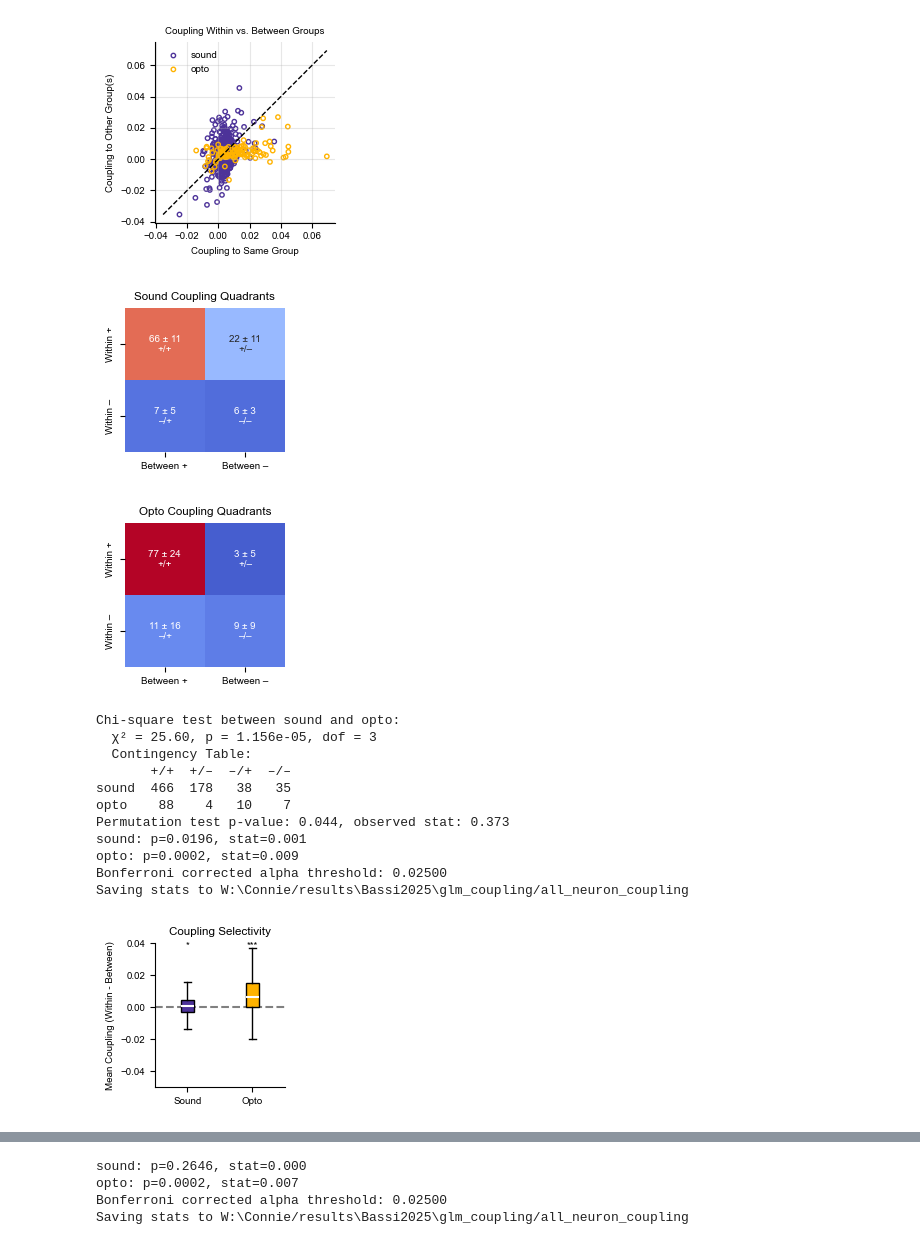
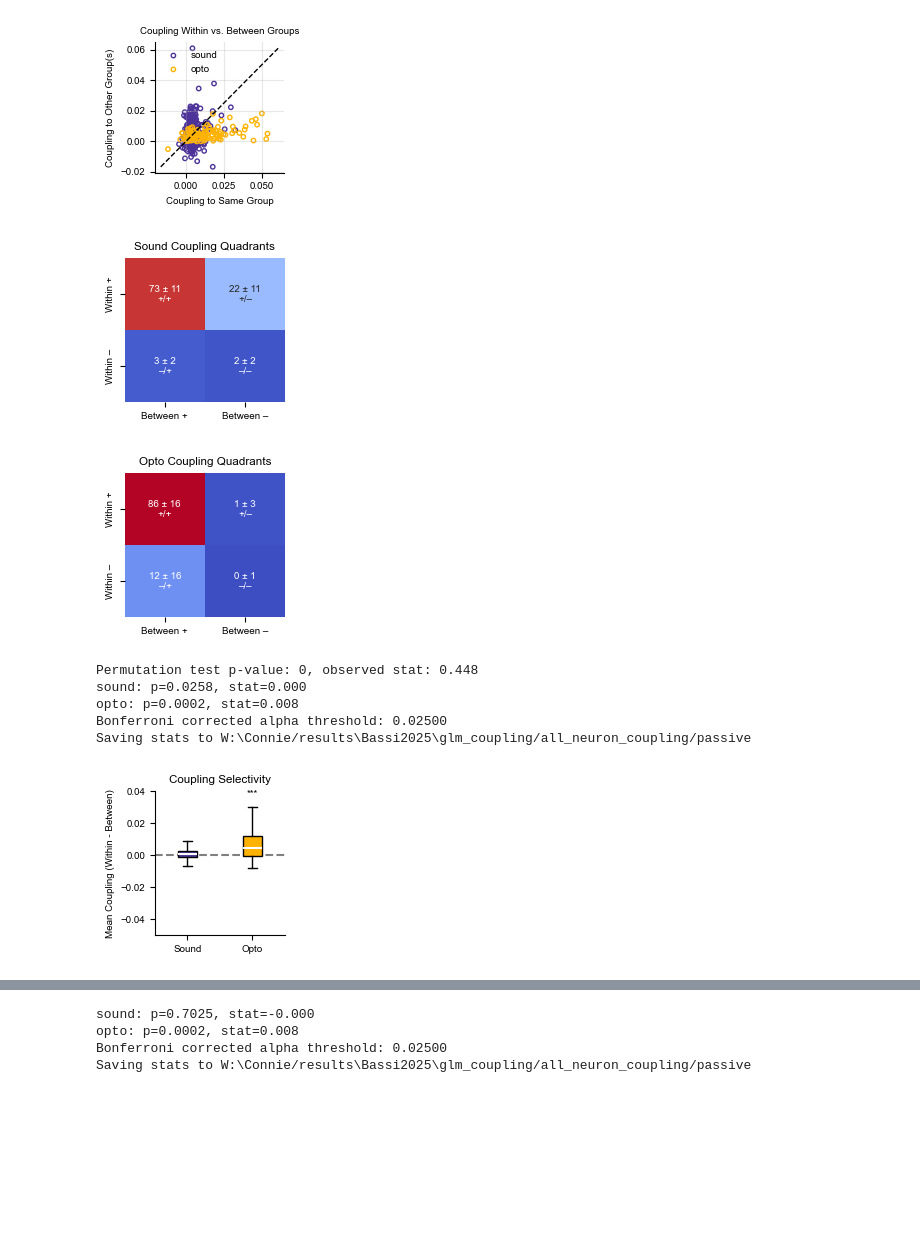
Before and after one commit to constanzabassi/GLM-analysis, a Jupyter notebook: notebooks/run_glm_encoding_analysis_all_neurons_coupling.ipynb, the cells around one changed output, grey strips where cells are left out. Drawn from its saved outputs; the diff is of its cells as text; code cells hidden in the pictures; blank space fills up the shorter version.

```diff
--- a/notebooks/run_glm_encoding_analysis_all_neurons_coupling.ipynb
+++ b/notebooks/run_glm_encoding_analysis_all_neurons_coupling.ipynb
@@ -17,7 +17,7 @@ from utils.general_stats import GeneralStats
 # %%
 data_handler = datafun(data=None)  # Pass any initial data if needed
 
-info_dir = 'V:/Connie/results/opto_2024/context/mod'
+info_dir = 'W:\Connie/results\Bassi2025\data'
 datasets, mouse_dates_keys = data_handler.load_info(info_dir)
 
 #remove datasets for now while some are still running - finished: 0,1,2,3,4,5,6,7,11,14
@@ -31,8 +31,8 @@ mouse_dates_keys = [key for i, key in enumerate(mouse_dates_keys) if i not in re
 
 model_type = 'GLM_3nmf_pre'
 results_pre = data_handler.process_multiple_datasets(datasets, model_type, results_type='results_updated',models_to_load=[5]) #1-4 to load 10
-# model_type = 'GLM_3nmf_passive'
-# results_pass = data_handler.process_multiple_datasets(datasets, model_type, results_type='results_updated',models_to_load=[5])
+model_type = 'GLM_3nmf_passive'
+results_pass = data_handler.process_multiple_datasets(datasets, model_type, results_type='results_updated',models_to_load=[5])
 
 dir = os.path.join('W:\Connie/results\Bassi2025\data')
 #load significant sound/opto neurons
@@ -60,5 +58,7 @@ del results_pre['HA2-1L_2023-04-28']
 # %%
-save_results = f'W:\Connie/results\Bassi2025\glm_coupling/all_neuron_coupling' #f'V:/Connie/results/glm/2025/updated'
+all_results = results_pass
+mode = 'mean'  #'mean' 'median'
+save_results = f'W:\Connie/results\Bassi2025\glm_coupling/all_neuron_coupling/passive/' #f'V:/Connie/results/glm/2025/updated'
 os.makedirs(save_results, exist_ok=True)
 
 #initialize classes
@@ -66,68 +66,58 @@ plotter = plotterfun(data = None, save_results= save_results)
 stats = GeneralStats()  # instantiate it
 analysis_manager = analysisfun(data = None, plotter=plotter)
 
-all_results = results_pre
-mode = 'mean'  #'mean' 'median'
-
 coupling_df = analysis_manager.wrapper_dataset_compute_within_between_coupling(all_results,significant_neurons, mode = mode, groups_to_plot = ['sound','opto'])
 
 plotter.plot_within_between_scatter(
     coupling_df,
     group_colors=plotter.group_colors,
     title='Coupling Within vs. Between Groups',
-    figsize=(2.5, 2.5),
-    save_path=None, #'pooled_opto_vs_sound_coupling.pdf'
+    figsize=(2.0, 2.0),
+    save_path=f'{save_results}scatter_opto_vs_sound_coupling_{mode}.pdf', #'pooled_opto_vs_sound_coupling.pdf'
     mode = mode
 )
 
 quad_stats = plotter.plot_quadrant_heatmap_across_datasets(
     combined_df=coupling_df,
     groups=['sound', 'opto'],
-    save_dir=None,#'W:/Connie/results/Bassi2025/glm_coupling/heatmaps'
+    save_dir=save_results,
     figsize=(2,2),
     decimal_places=0,
-    vmax = 77
+    vmax = 90
 )
 
 p_value, observed_stat, permuted_stats = stats.permutation_test_quadrants(quad_stats['sound']['raw_counts'], quad_stats['opto']['raw_counts'], n_permutations=1000, seed=42) #stats['sound']['mean'].reshape(2,2)
 print(f"Permutation test p-value: {p_value:.4g}, observed stat: {observed_stat:.3f}")
 
 summary = plotter.plot_group_coupling_differences(coupling_df, mode= mode, paired=True, ylim =(-.05,0.04), figure_size=(2,2),
-                                        group_order = ['Sound','Opto'],group_colors= plotter.group_colors, plot_type='box',width = 0.2, showfliers=False,
-                                        save_path = 'W:\Connie/results\Bassi2025\glm_coupling/all_neuron_coupling/coupling_selectivity_boxplot.pdf')
+                                        group_order = ['Sound','Opto'],group_colors= plotter.group_colors, plot_type='box',width = 0.3, showfliers=False,
+                                        save_path = f'{save_results}coupling_selectivity_boxplot_{mode}.pdf')
 
 
 # now look at absolute value of coupling betas
 mode = 'mean_abs'  #'mean' 'median'
 
 coupling_df = analysis_manager.wrapper_dataset_compute_within_between_coupling(all_results,significant_neurons, mode = mode, groups_to_plot = ['sound','opto'])
 
 plotter.plot_within_between_scatter(
     coupling_df,
     group_colors=plotter.group_colors,
     title='Coupling Within vs. Between Groups',
-    figsize=(2.5, 2.5),
-    save_path=None, #'pooled_opto_vs_sound_coupling.pdf'
+    figsize=(2.0, 2.0),
+    save_path=f'{save_results}scatter_opto_vs_sound_coupling_{mode}.pdf',
     mode = mode
 )
 
-
 summary = plotter.plot_group_coupling_differences(coupling_df, mode= mode, paired=True, ylim =(-.05,0.04), figure_size=(2,2),
-                                        group_order = ['Sound','Opto'],group_colors= plotter.group_colors, plot_type='box',width = 0.2, showfliers=False,
-                                        save_path = f'W:\Connie/results\Bassi2025\glm_coupling/all_neuron_coupling/coupling_selectivity_boxplot_{mode}.pdf')
+                                        group_order = ['Sound','Opto'],group_colors= plotter.group_colors, plot_type='box',width = 0.3, showfliers=False,
+                                        save_path = f'{save_results}coupling_selectivity_boxplot_{mode}.pdf')
 # %% [output]
-[figure, old version]
+[figure, new version]
-[figure, old version]
+[figure, new version]
-[figure, old version]
+[figure, new version]
-Chi-square test between sound and opto:
-  χ² = 25.60, p = 1.156e-05, dof = 3
-  Contingency Table:
-       +/+  +/–  –/+  –/–
-sound  466  178   38   35
-opto    88    4   10    7
-Permutation test p-value: 0.044, observed stat: 0.373
-sound: p=0.0196, stat=0.001
-opto: p=0.0002, stat=0.009
+Permutation test p-value: 0, observed stat: 0.448
+sound: p=0.0258, stat=0.000
+opto: p=0.0002, stat=0.008
 Bonferroni corrected alpha threshold: 0.02500
-Saving stats to W:\Connie/results\Bassi2025\glm_coupling/all_neuron_coupling
+Saving stats to W:\Connie/results\Bassi2025\glm_coupling/all_neuron_coupling/passive
-[figure, old version]
+[figure, new version]
@@ -135,4 +125,4 @@ Saving stats to W:\Connie/results\Bassi2025\glm_coupling/all_neuron_coupling
-sound: p=0.2646, stat=0.000
-opto: p=0.0002, stat=0.007
+sound: p=0.7025, stat=-0.000
+opto: p=0.0002, stat=0.008
 Bonferroni corrected alpha threshold: 0.02500
-Saving stats to W:\Connie/results\Bassi2025\glm_coupling/all_neuron_coupling
+Saving stats to W:\Connie/results\Bassi2025\glm_coupling/all_neuron_coupling/passive
```
Also changed, not shown: parts of 6 cells of this notebook, 3 other files.
